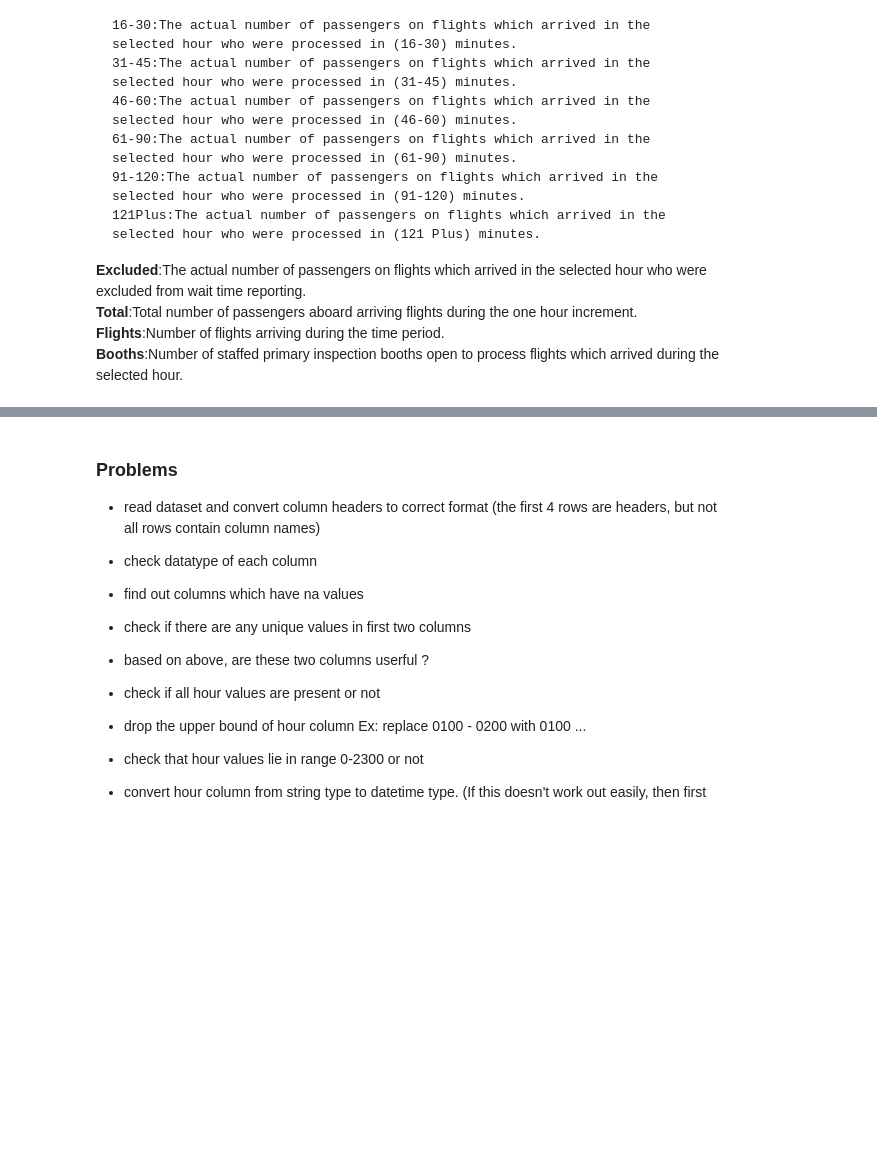
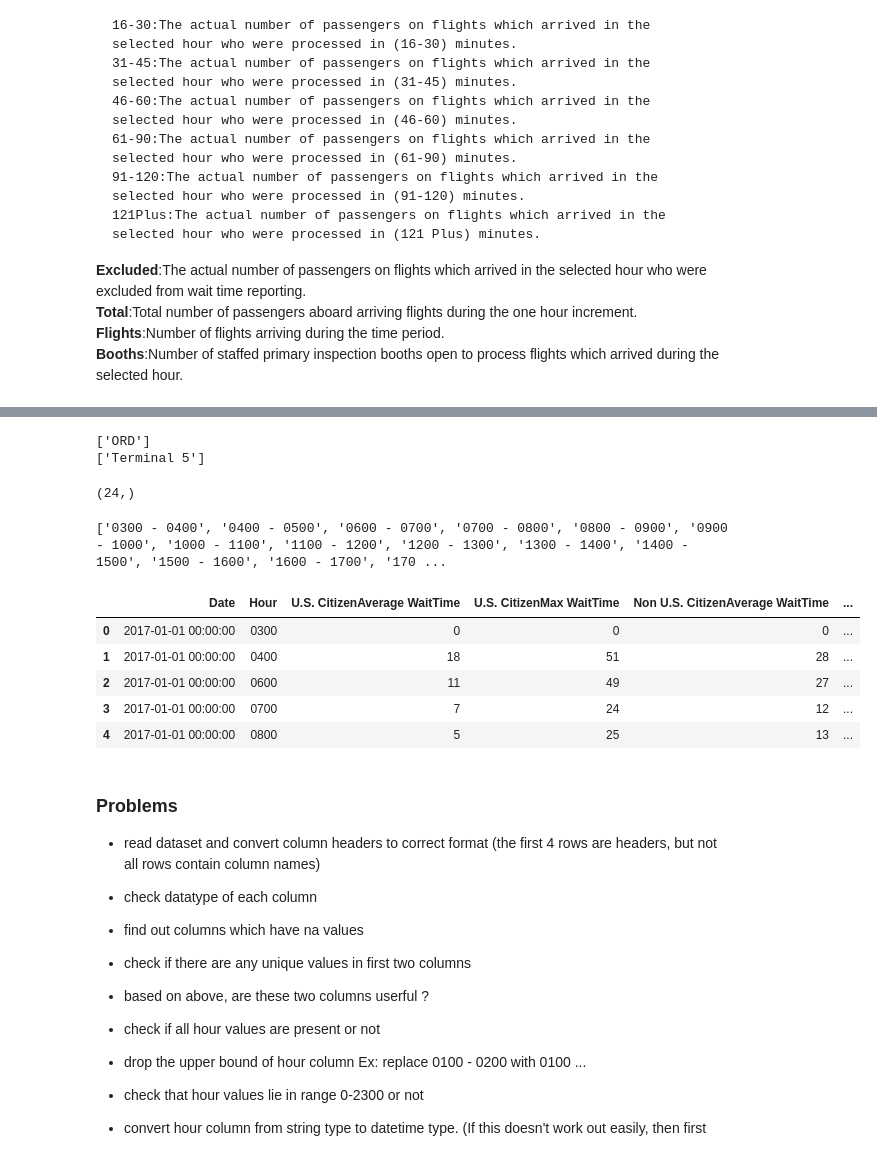
Before and after one commit to leangaurav/dsc_weekday_2020_09_24, a Jupyter notebook: Assignments/Akilan/Assignment_AWT/AWT_Pandas.ipynb, the cells around one changed output, grey strips where cells are left out. Saved outputs shown, nothing was run; the diff lists cells and outputs as text; code cells hidden in the pictures; blank space fills up the shorter version.

```diff
--- a/Assignments/Akilan/Assignment_AWT/AWT_Pandas.ipynb
+++ b/Assignments/Akilan/Assignment_AWT/AWT_Pandas.ipynb
@@ -37,3 +92,39 @@
+# %%
+awt.isna().sum(axis=0)
+print(awt.Airport.unique())
+print((awt.Terminal.unique()))
+#these two columns are not useful
+awt.drop(columns=['Airport','Terminal'],inplace=True)
+# %% [output]
+['ORD']
+['Terminal 5']
+# %%
+a=awt.Hour.unique()
+a.shape
+# %% [output]
+(24,)
+# %%
+#awt["Hour"] = awt["Hour"].replace(lambda x: x[0:4],inplace=True)
+awt1 = awt["Hour"]
+a= awt1.unique()
+l=list(a[0:24])
+l1=[]
+print(l)
+for i in range(len(l)):
+    l1.append(l[i][0:4])
+keys=l
+vals=l1
+d=dict(zip(keys,vals))
+awt["Hour"] = awt["Hour"].map(d)
+awt.head()
+# %% [output]
+['0300 - 0400', '0400 - 0500', '0600 - 0700', '0700 - 0800', '0800 - 0900', '0900 - 1000', '1000 - 1100', '1100 - 1200', '1200 - 1300', '1300 - 1400', '1400 - 1500', '1500 - 1600', '1600 - 1700', '170 ...
+|  | Date | Hour | U.S. CitizenAverage WaitTime | U.S. CitizenMax WaitTime | Non U.S. CitizenAverage WaitTime | ... |
+| 0 | 2017-01-01 00:00:00 | 0300 | 0 | 0 | 0 | ... |
+| 1 | 2017-01-01 00:00:00 | 0400 | 18 | 51 | 28 | ... |
+| 2 | 2017-01-01 00:00:00 | 0600 | 11 | 49 | 27 | ... |
+| 3 | 2017-01-01 00:00:00 | 0700 | 7 | 24 | 12 | ... |
+| 4 | 2017-01-01 00:00:00 | 0800 | 5 | 25 | 13 | ... |
 # %% [markdown]
 ### Problems
 - read dataset and convert column headers to correct format (the first  4 rows are headers, but not all rows contain column names)
```
Also changed, not shown: parts of 9 cells of this notebook, 1 other file.
